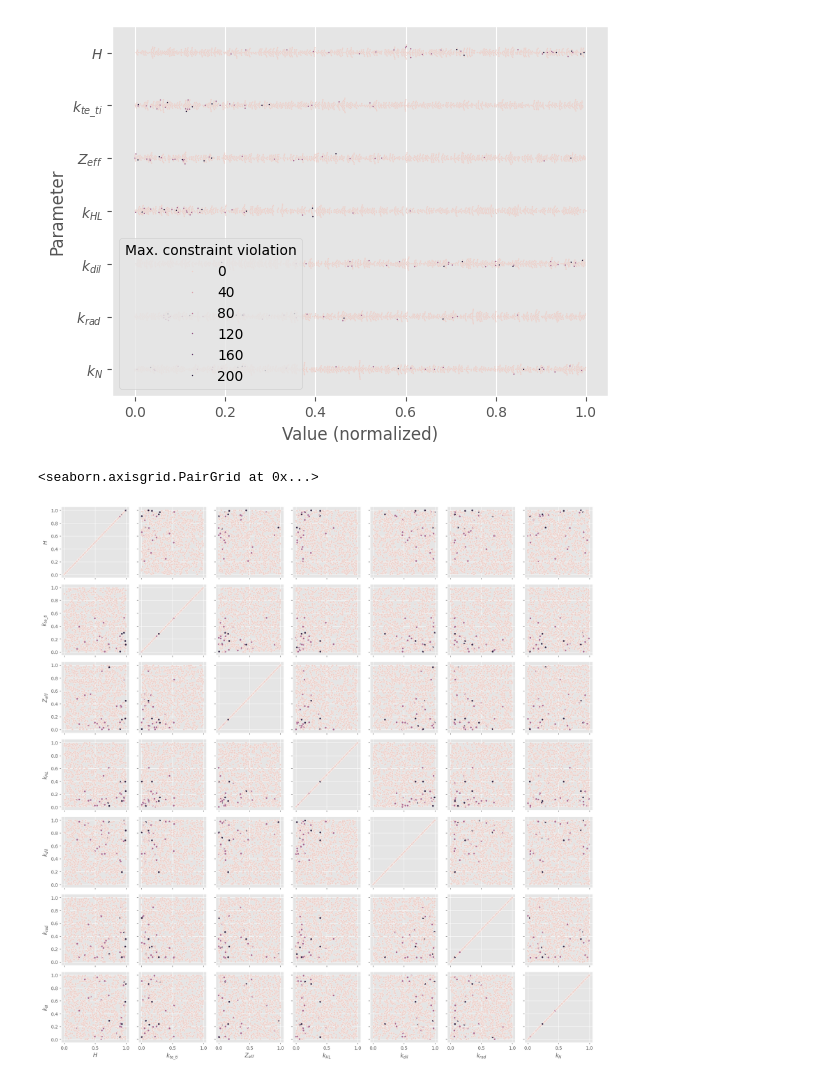
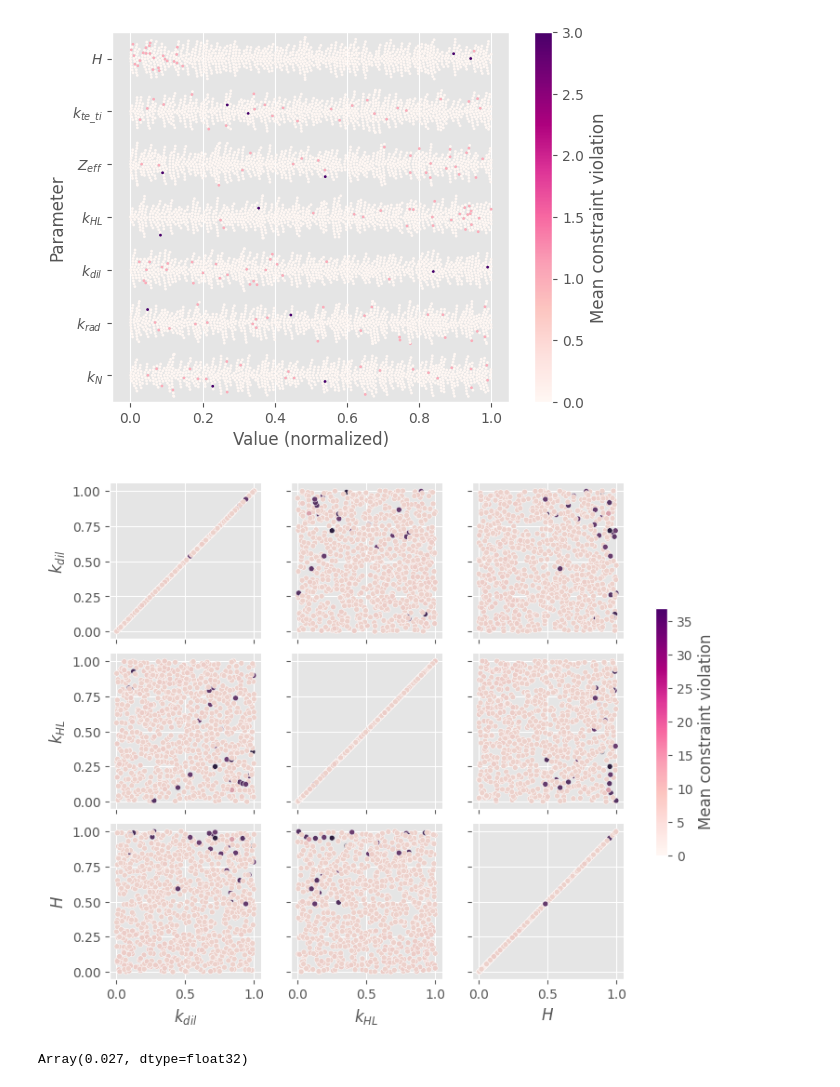
Before and after one commit to MIT-PSFC/PopDownGym, a Jupyter notebook: scripts/es/train/plotting.ipynb, the cells around one changed output. Drawn from its saved outputs; the diff is of its cells as text; code cells hidden in the pictures.

Commit message:
Plotting changes

```diff
--- a/scripts/es/train/plotting.ipynb
+++ b/scripts/es/train/plotting.ipynb
@@ -47,23 +49,18 @@ rollout_test = lambda key, traj: rollout_open_loop(key, env, traj, simulation_st
     params_test,
 ) = jax.vmap(rollout_test, in_axes=(0, None))(keys, best_trajectory)
 # %%
-def max_constraint_violation(reward_inputs, upper_bounds):
+def constraint_violation(reward_inputs, upper_bounds):
     """Compute the maximum constraint violation."""
-    max_reward_inputs = jax.tree_map(lambda x: x.max(axis=-1), reward_inputs)
-
     total_violation = 0.0
     for key in upper_bounds:
-        violation = -jax.lax.cond(
-            max_reward_inputs[key] >= upper_bounds[key] * 1.2,
-            lambda _: env.reward_model.params["hit_barrier_reward"],
-            lambda _: 0.0,
-            None,
-        )
-        total_violation += violation
+        violation = (reward_inputs[key] >= upper_bounds[key] * 1.05) * env.reward_model.params[
+            "hit_barrier_reward"
+        ]
+        total_violation += violation.mean()
 
     return total_violation
 
-violation = jax.vmap(max_constraint_violation, in_axes=(0, None))(
+violation = jax.vmap(constraint_violation, in_axes=(0, None))(
     reward_inputs_test, env.reward_model.limits
 )
 
@@ -96,7 +93,7 @@ df = pd.concat(
             {
                 "Parameter": param,
                 "Value (normalized)": value,
-                "Max. constraint violation": violation,
+                "Mean constraint violation": -violation,
             }
         )
         for param, value in normalized_params.items()
@@ -108,24 +105,40 @@ ax = sns.swarmplot(
     x="Value (normalized)",
     y="Parameter",
     data=df,
-    hue="Max. constraint violation",
+    hue="Mean constraint violation",
     legend="brief",
-    size=1,
+    size=2,
+    palette="RdPu",
 )
-# sns.move_legend(ax, "center left", bbox_to_anchor=(1, 1))
+plt.legend([],[], frameon=False)
+norm = plt.Normalize(df["Mean constraint violation"].min(), df["Mean constraint violation"].max())
+sm = plt.cm.ScalarMappable(cmap="RdPu", norm=norm)
+cbar = plt.colorbar(sm, ax = plt.gca())
+cbar.set_label("Mean constraint violation")
 # %% [output]
-[figure, old version]
+[figure, new version]
 # %%
 df = pd.DataFrame(
     {key: value for key, value in normalized_params.items()} | {
-        "Max. constraint violation": violation,
+        "Mean constraint violation": -violation,
     }
 )
-g = sns.PairGrid(
-    df,
-    hue="Max. constraint violation",
-)
-g.map(sns.scatterplot, size=2)
+params_of_interest = [
+    r"$k_{dil}$",
+    r"$k_{HL}$",
+    r"$H$",
+    # r"$k_{te\_ti}$",
+]
+g = sns.PairGrid(df, hue="Mean constraint violation", vars=params_of_interest)
+g.map(sns.scatterplot, size=2, palette="RdPu")
+norm = plt.Normalize(df["Mean constraint violation"].min(), df["Mean constraint violation"].max())
+sm = plt.cm.ScalarMappable(cmap="RdPu", norm=norm)
+cbar = plt.colorbar(sm, ax = plt.gcf().get_axes(), shrink=0.5)
+cbar.set_label("Mean constraint violation")
+plt.gcf().set_size_inches(8, 6)
 # %% [output]
-<seaborn.axisgrid.PairGrid at 0x...>
-[figure, old version]
+[figure, new version]
+# %%
+(violation < 0).sum() / num_eval_rollouts
+# %% [output]
+Array(0.027, dtype=float32)
```
Also changed, not shown: parts of 2 cells of this notebook, 2 other files.
